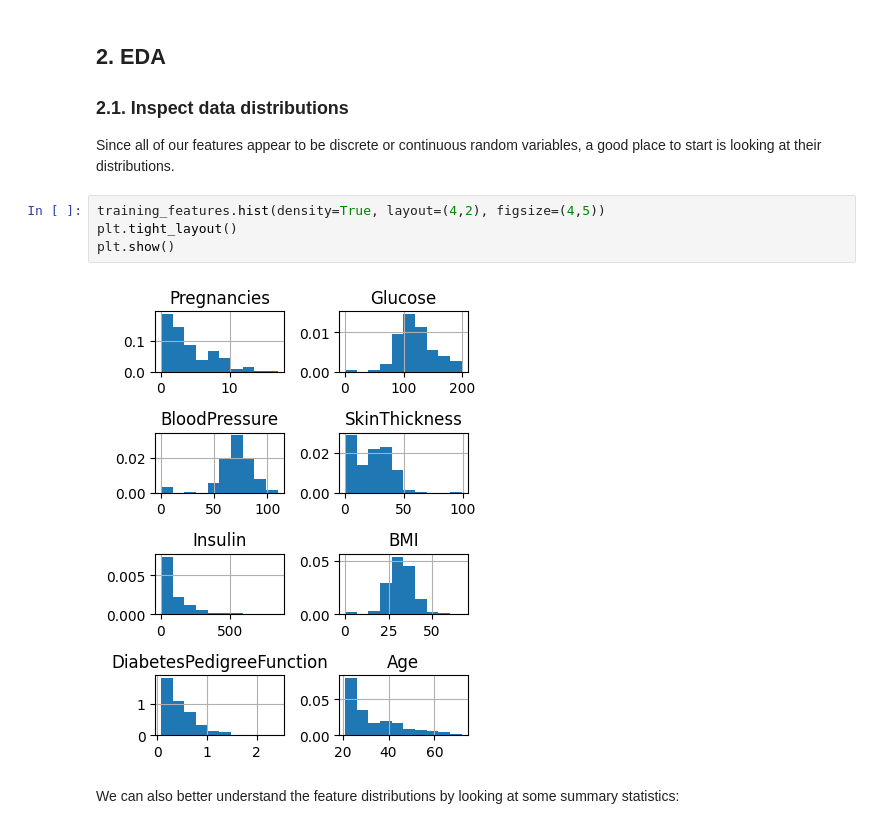
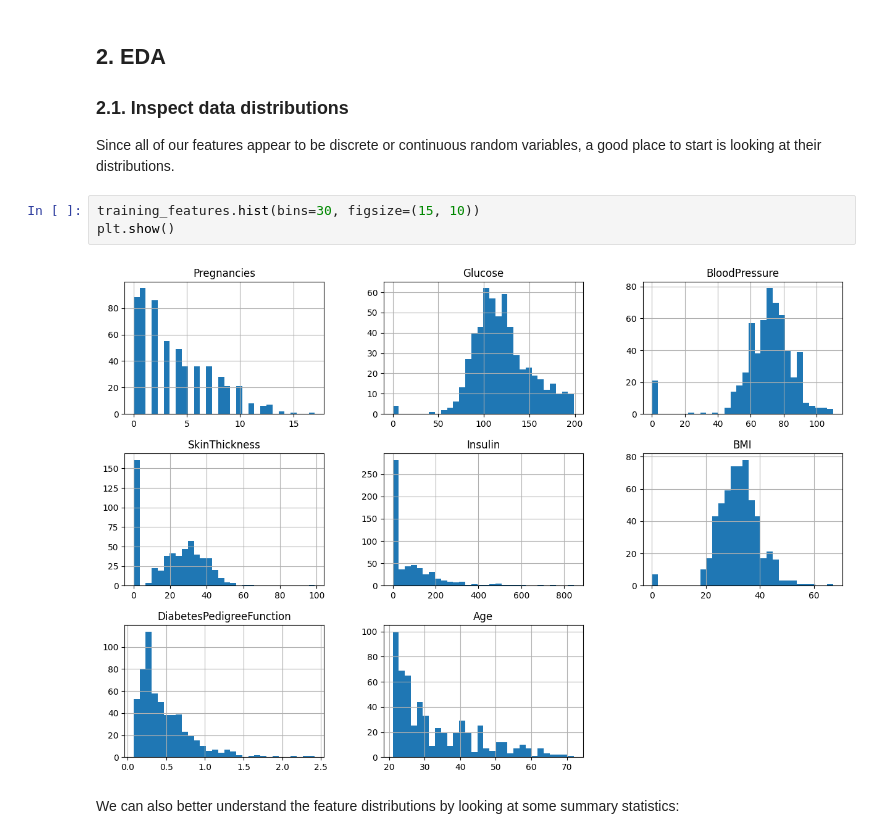
Before and after one commit to 4GeeksAcademy/helloklow--random-forest-project, a Jupyter notebook: src/mvp.ipynb, the cells around one changed output. Drawn from its saved outputs; the diff is of its cells as text.

```diff
--- a/src/mvp.ipynb
+++ b/src/mvp.ipynb
@@ -78,12 +78,11 @@ training_features, testing_features, training_labels, testing_labels=train_test_
 ### 2.1. Inspect data distributions
 
 Since all of our features appear to be discrete or continuous random variables, a good place to start is looking at their distributions.
-# %%
-training_features.hist(density=True, layout=(4,2), figsize=(4,5))
-plt.tight_layout()
-plt.show()
-# %% [output]
-[figure, removed]
+# %%
+training_features.hist(bins=30, figsize=(15, 10))
+plt.show()
+# %% [output]
+[figure, added]
 # %% [markdown]
 We can also better understand the feature distributions by looking at some summary statistics:
 # %%
```
Also changed, not shown: parts of 9 cells of this notebook.
